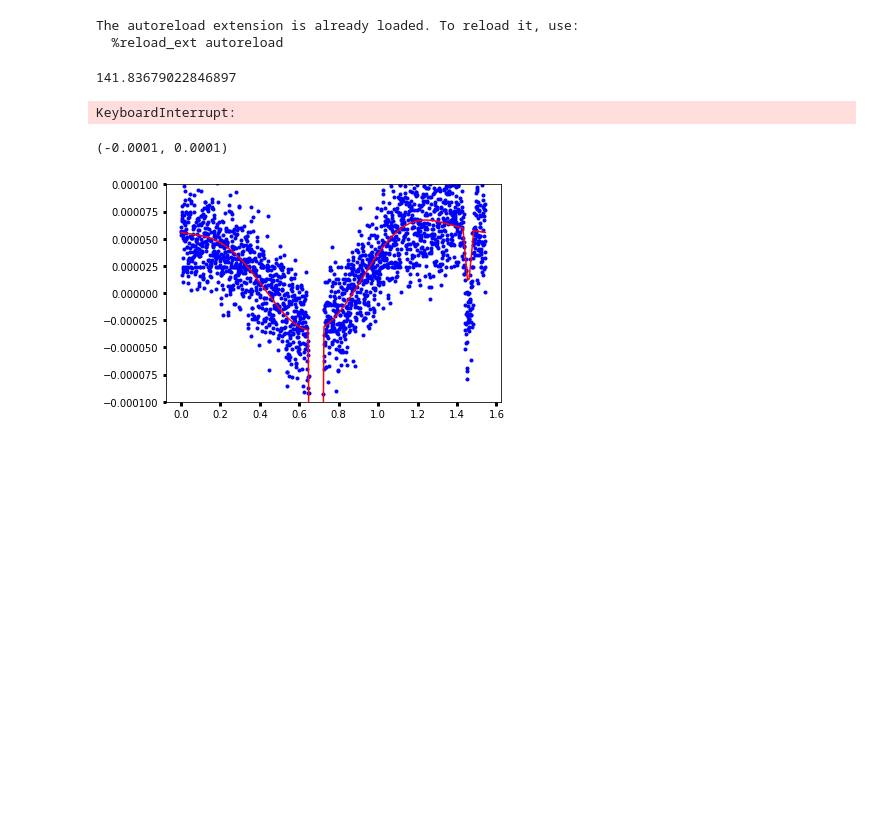
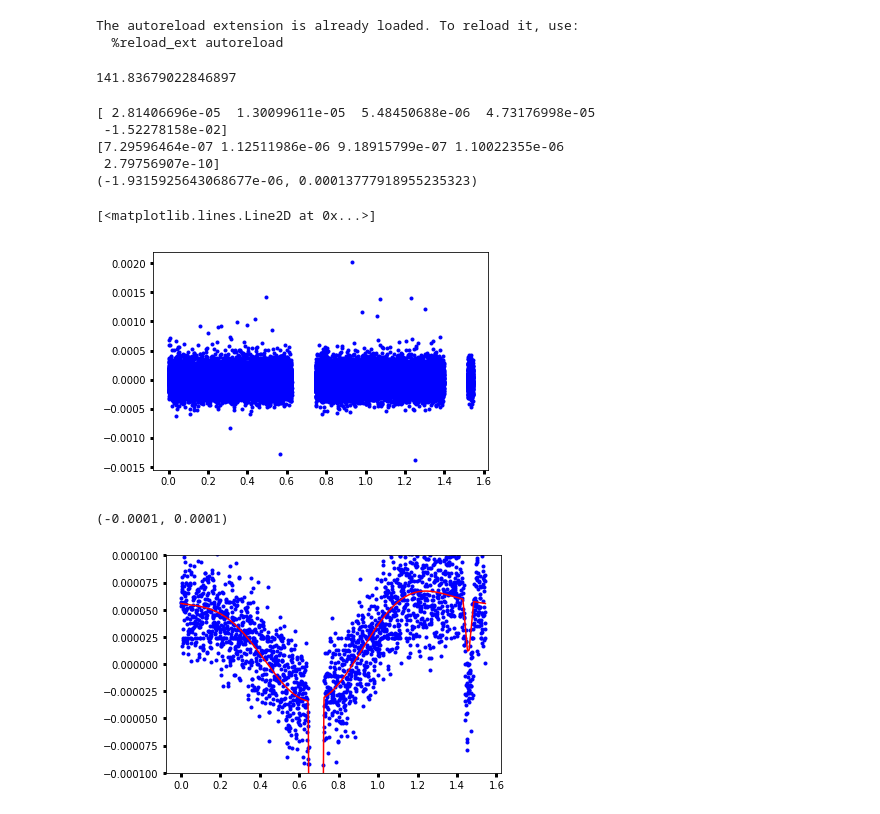
Before and after one commit to BoiseStatePlanetary/Searching-for-Variability-in-Eclipses-in-the-Kepler-Dataset, a Jupyter notebook: code/Analyzing_Kepler76b_with_LM.ipynb, the cells around one changed output. Drawn from its saved outputs; the diff is of its cells as text; code cells hidden in the pictures; blank space fills up the shorter version.

Commit message:
Re-tooling to fit JUST the out-of-transit portion with BEER_curve

```diff
--- a/code/Analyzing_Kepler76b_with_LM.ipynb
+++ b/code/Analyzing_Kepler76b_with_LM.ipynb
@@ -49,52 +49,59 @@ print(unbinned_noise*1e6)
 # %% [output]
 141.83679022846897
 # %%
-def fit_all_signals(cur_time, cur_baseline, cur_p, cur_b, cur_T0, cur_Aellip, cur_Abeam,
-        cur_Aplanet, cur_phase_shift):
+def fit_all_signals(cur_time, cur_baseline, cur_Aellip, cur_Abeam, cur_Aplanet, cur_phase_shift):
     params = K76.saved_params.copy()
 
     params['baseline'] = cur_baseline
-    params['p'] = cur_p
-    params['b'] = cur_b
-    params['T0'] = cur_T0
     params['Aellip'] = cur_Aellip
     params['Abeam'] = cur_Abeam
     params['F0'] = 0.
-    params['Aplanet'] = 0.
+    params['Aplanet'] = cur_Aplanet
     params['phase_shift'] = cur_phase_shift
 
     cur_BC = BEER_curve(cur_time, params,
             supersample_factor=10, exp_time=30./60./24.)
 
-    sig = cur_BC.all_signals()
-
-    phi = 2.*np.pi*(cur_time - cur_T0)/params['per']
-    refl = -2/np.pi*cur_Aplanet*(np.sin(phi) + (np.pi - phi)*np.cos(phi))
-
-    sig += refl
-
-    return sig
+    return cur_BC.all_signals()
 # %%
-bounds = ([-500e-6, 0., -1, K76.T0*0.95, -500e-6, -500e-6, 0., -1],
-          [500e-6, 0.2, 1., K76.T0*1.05, 500e-6, 500e-6, 500e-6, 1])
+bounds = ([-500e-6, -500e-6, -500e-6, 0., -1],
+          [500e-6, 500e-6, 500e-6, 500e-6, 1])
 
 # Estimate scatter
 ind = ~transit_indices(folded_time, K76.dur, K76.T0)
 unbinned_noise = mad(filtered_flux[ind])
 
-time = folded_time
-data = filtered_flux
-err = unbinned_noise*np.ones_like(folded_time)
+out_of_transit_ind = ~(transit_indices(folded_time, 2.*K76.dur, K76.saved_params['T0']) |
+                       transit_indices(folded_time, 2.*K76.dur, K76.saved_params['T0'] + 0.5*K76.saved_params['per']))
 
-initial_guess = [0., K76.saved_params['p'], K76.saved_params['b'], K76.saved_params['T0'],
-                 K76.saved_params['Aellip'], K76.saved_params['Abeam'], K76.saved_params['Aplanet'], K76.saved_params['phase_shift']]
-popt, pcov = curve_fit(fit_all_signals, time, data, sigma=unbinned_noise*np.ones_like(time), p0=initial_guess, bounds=bounds)
+time = folded_time[out_of_transit_ind]
+data = filtered_flux[out_of_transit_ind]
+
+initial_guess = [0., K76.saved_params['Aellip'], K76.saved_params['Abeam'], K76.saved_params['Aplanet'],
+                 K76.saved_params['phase_shift']]
+popt, pcov = curve_fit(fit_all_signals, time, data, p0=initial_guess, bounds=bounds)
 uncertainties = np.sqrt(pcov.diagonal())
 
 print(popt)
 print(uncertainties)
+
+binned_time, binned_data, binned_err = bindata(time, data, 10./60./24.)
+
+resid = data - fit_all_signals(time, *popt)
+print(np.median(resid), mad(resid))
+
+plt.plot(time, resid, 'b.')
+# plt.plot(binned_time, binned_data, 'b.')
+# plt.plot(time, fit_all_signals(time, *popt), 'r.')
+#plt.ylim([-100e-6, 100e-6])
 # %% [output]
-KeyboardInterrupt:
+[ 2.81406696e-05  1.30099611e-05  5.48450688e-06  4.73176998e-05
+ -1.52278158e-02]
+[7.29596464e-07 1.12511986e-06 9.18915799e-07 1.10022355e-06
+ 2.79756907e-10]
+(-1.9315925643068677e-06, 0.00013777918955235323)
+[<matplotlib.lines.Line2D at 0x...>]
+[figure, added]
 # %%
 binned_time, binned_flux, binned_err = bindata(folded_time, filtered_flux, 1./60./24.)
 
```
